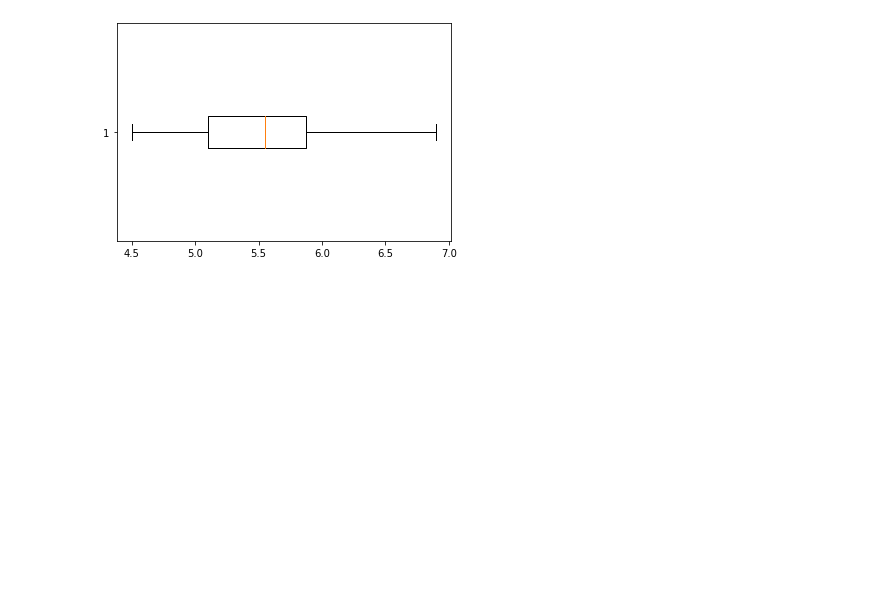
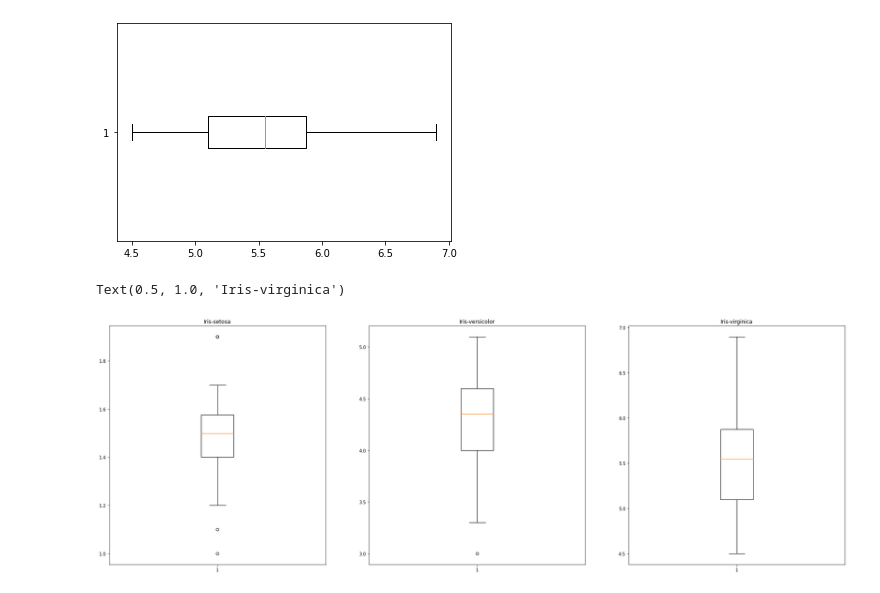
Before and after one commit to Khamsaen2489/data_viz_2022, a Jupyter notebook: DataViz02_Data_Distribution_.ipynb, the cells around one changed output. Saved outputs shown, nothing was run; the diff lists cells and outputs as text; code cells hidden in the pictures; blank space fills up the shorter version.

```diff
--- a/DataViz02_Data_Distribution_.ipynb
+++ b/DataViz02_Data_Distribution_.ipynb
@@ -321,2 +323,19 @@ verginigabp = plt.boxplot(df2['PetalLength'][100:],vert=False)
 # %% [output]
 [figure]
+# %%
+plt.figure(figsize =(30,10)) #ขนาดกว้าง = 30 สูง = 10
+
+plt.subplot(1,3,1) #Subplot (1 แถว , 3 หลัก,ตัวที่ 1 )
+setosa = plt.boxplot(df['PetalLength'][0:50],vert=True);
+plt.title('Iris-setosa') #แสดงชื่อประเภทของดอก
+
+plt.subplot(1,3,2) #Subplot (1 แถว,3 หลัก,ตัวที่ 2)
+versicolor=plt.boxplot(df['PetalLength'][50:100],vert=True);
+plt.title('Iris-versicolor') #แสดงชื่อประเภทของดอก
+
+plt.subplot(1,3,3) #Subplot (1 แถว,3 หลัก,ตัวที่ 3)
+virginica=plt.boxplot(df['PetalLength'][100:],vert=True);
+plt.title('Iris-virginica') #แสดงชื่อประเภทของดอก
+# %% [output]
+Text(0.5, 1.0, 'Iris-virginica')
+[figure, added]
```
Also changed, not shown: parts of 7 cells of this notebook.
